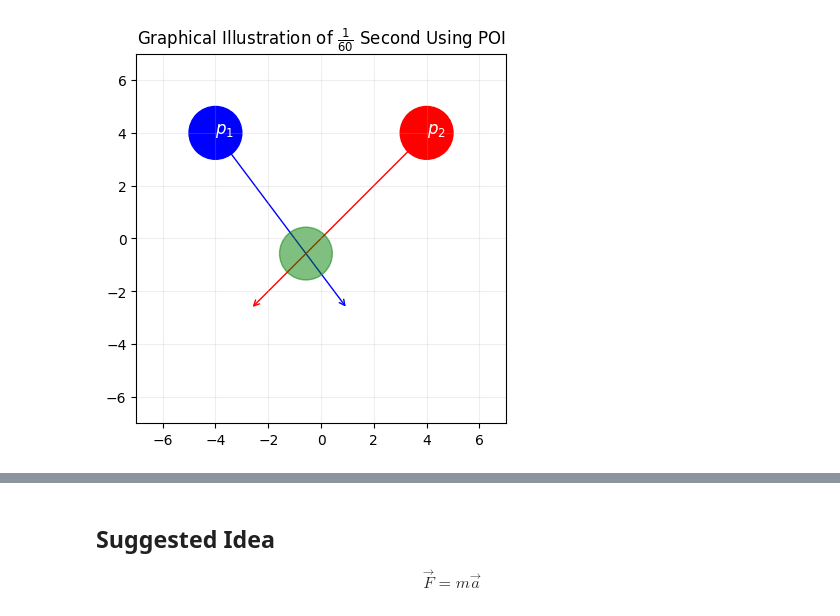
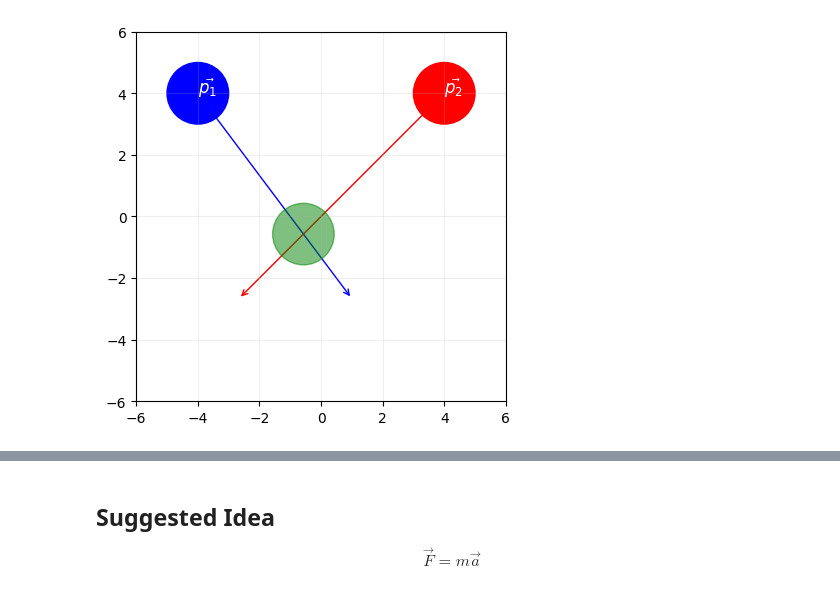
Before and after one commit to DestinEcarma/t-ccd-prototype, a Jupyter notebook: src/note.ipynb, the cells around one changed output, grey strips where cells are left out. Drawn from its saved outputs; the diff is of its cells as text; code cells hidden in the pictures.

```diff
--- a/src/note.ipynb
+++ b/src/note.ipynb
@@ -107,7 +107,7 @@ def cross2d(a: np.ndarray[any], b: np.ndarray[any]) -> float:
 radii = 1
 
 # First frame out of 60 frames
-ft = 1 / 60
+tf = 1 / 60
 
 # Initial position of Particle 1
 p1 = np.array((-4.0, 4.0))
@@ -118,42 +118,40 @@ p2 = np.array((4.0, 4.0))
 v2 = np.array((-400.0, -400.0))
 
 # Radius velocity of particle 1
-r1 = p1 + v1 * ft
+r1 = p1 + v1 * tf
 
 # Radius velocity of particle 2
-r2 = p2 + v2 * ft
+r2 = p2 + v2 * tf
 
 # Find the intersection using determinant
 det = cross2d(v2, v1)
 
 if (det != 0.0):
     dp = p2 - p1
 
     t = cross2d(v2, dp) / det
 
     poi = p1 + v1 * t
 
     plt.gca().add_patch(plt.Circle(poi, radii, color="green", alpha=0.5))
 
-plt.title(r"Graphical Illustration of $\frac{1}{60}$ Second Using POI")
-
 plt.gca().add_patch(plt.Circle(p1, radii, color="blue"))
-plt.annotate(r"$p_1$", p1, color="white", fontsize=12)
+plt.annotate(r"$\vec{p_1}$", p1, color="white", fontsize=12)
 
 plt.gca().add_patch(plt.Circle(p2, radii, color="red"))
-plt.annotate(r"$p_2$", p2, color="white", fontsize=12)
+plt.annotate(r"$\vec{p_2}$", p2, color="white", fontsize=12)
 
 plt.annotate("", xy=p1, xytext=r1, arrowprops=dict(arrowstyle="<-", color="blue", lw=1), zorder=0)
 plt.annotate("", xy=p2, xytext=r2, arrowprops=dict(arrowstyle="<-", color="red", lw=1), zorder=0)
 
-plt.xlim(-7, 7)
-plt.ylim(-7, 7)
+plt.xlim(-6, 6)
+plt.ylim(-6, 6)
 plt.gca().set_aspect("equal")
 
 plt.grid(alpha=0.2)
 plt.show()
 # %% [output]
-[figure, old version]
+[figure, new version]
 # %% [markdown]
 Limitation to this idea:
 
```
Also changed, not shown: parts of 7 cells of this notebook.
